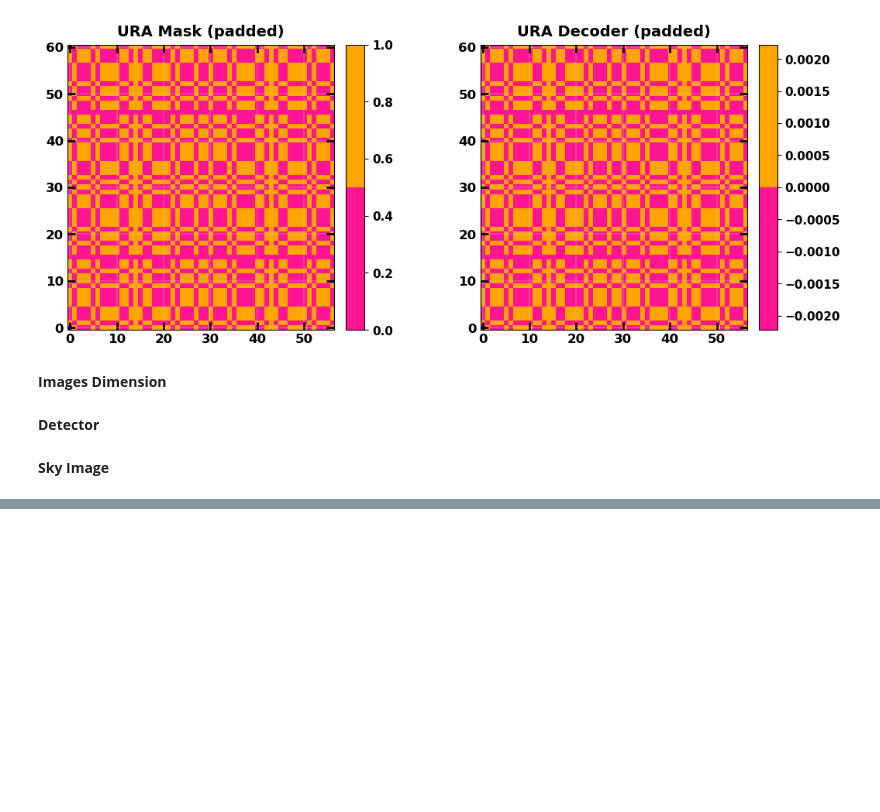
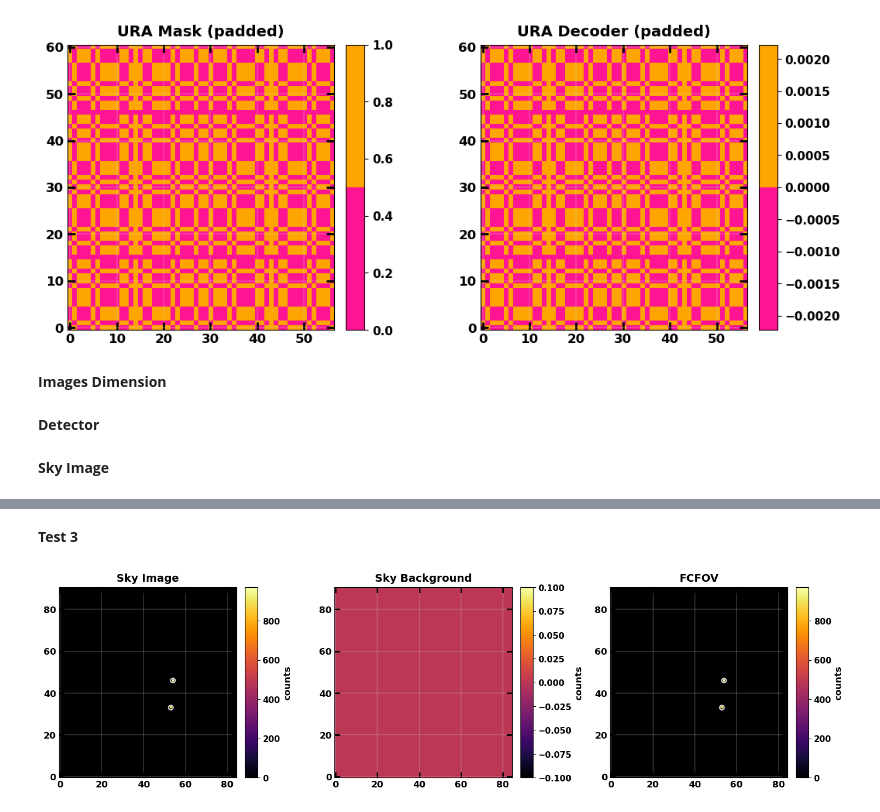
Before and after one commit to EdoardoGiancarli/Reconstruction_Masks_Test, a Jupyter notebook: Img_ReconstructionMethods_2D/Images_Test.ipynb, the cells around one changed output, grey strips where cells are left out. Saved outputs shown, nothing was run; the diff lists cells and outputs as text; code cells hidden in the pictures; blank space fills up the shorter version.

```diff
--- a/Img_ReconstructionMethods_2D/Images_Test.ipynb
+++ b/Img_ReconstructionMethods_2D/Images_Test.ipynb
@@ -120,0 +125,18 @@ sources_dataset, iros_skyrec, iros_snr = iros.iterate(
+# %% [markdown]
+**Test 3**
+# %%
+sources_flux = np.random.randint(50, 1000, size=2)
+sources_pos = [(np.random.randint(h, h + n), np.random.randint(v, v + m)),
+               (np.random.randint(h, h + n), np.random.randint(v, v + m))]
+sky_background_rate = 0
+
+sky_image, sky_background, sources_pos = sky_image_simulation(sky_shape, sources_flux, sources_pos, sky_background_rate)
+sky_significance = stats.significance(sky_image, sky_background_rate)
+
+plot.image_plot([sky_image, sky_background, sky_image*bulk_array],
+                ["Sky Image", "Sky Background", "FCFOV"],
+                cbarlabel=["counts"]*3,
+                cbarcmap=["inferno"]*3,
+                simulated_sources=[sources_pos, None, sources_pos])
+# %% [output]
+[figure, added]
```
Also changed, not shown: parts of 15 cells of this notebook, 2 other files.
